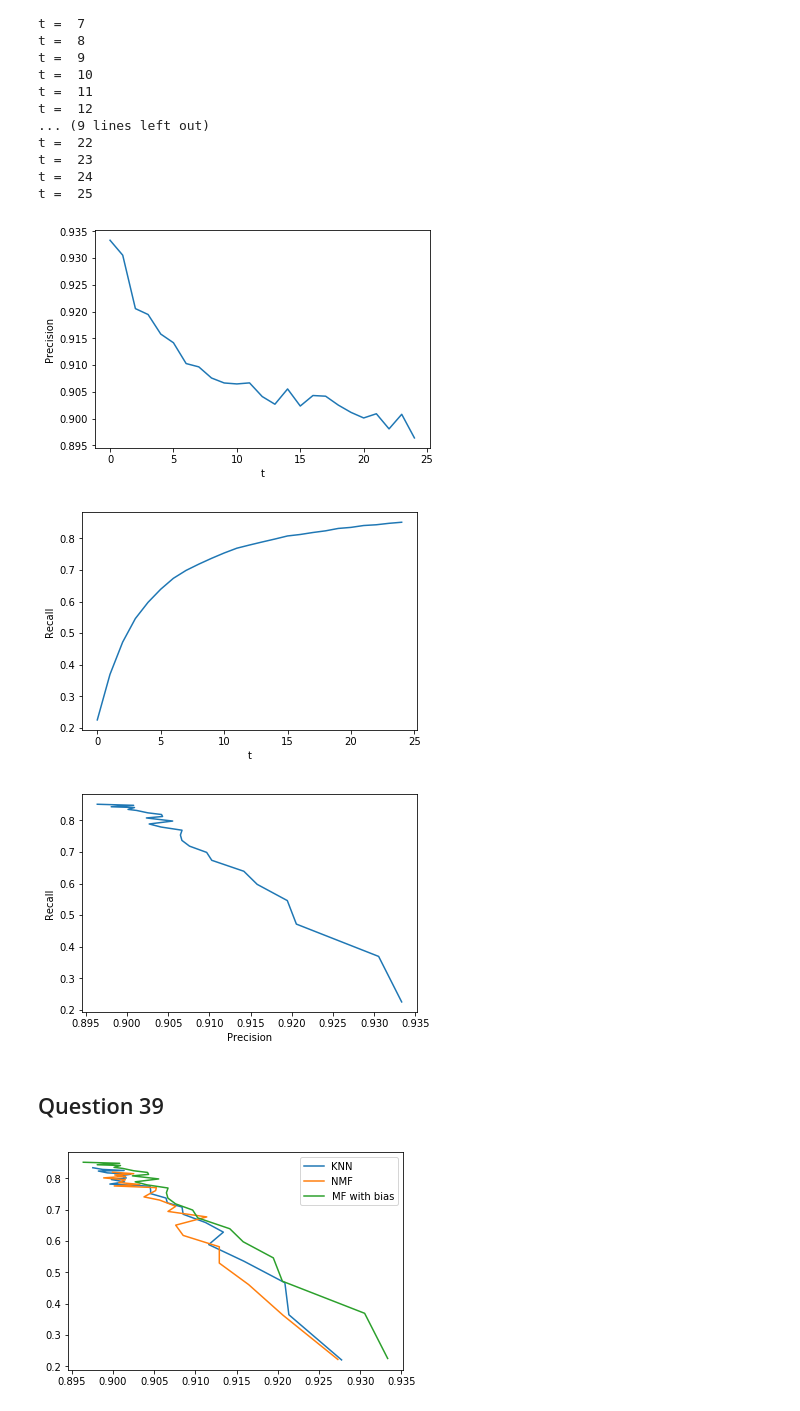
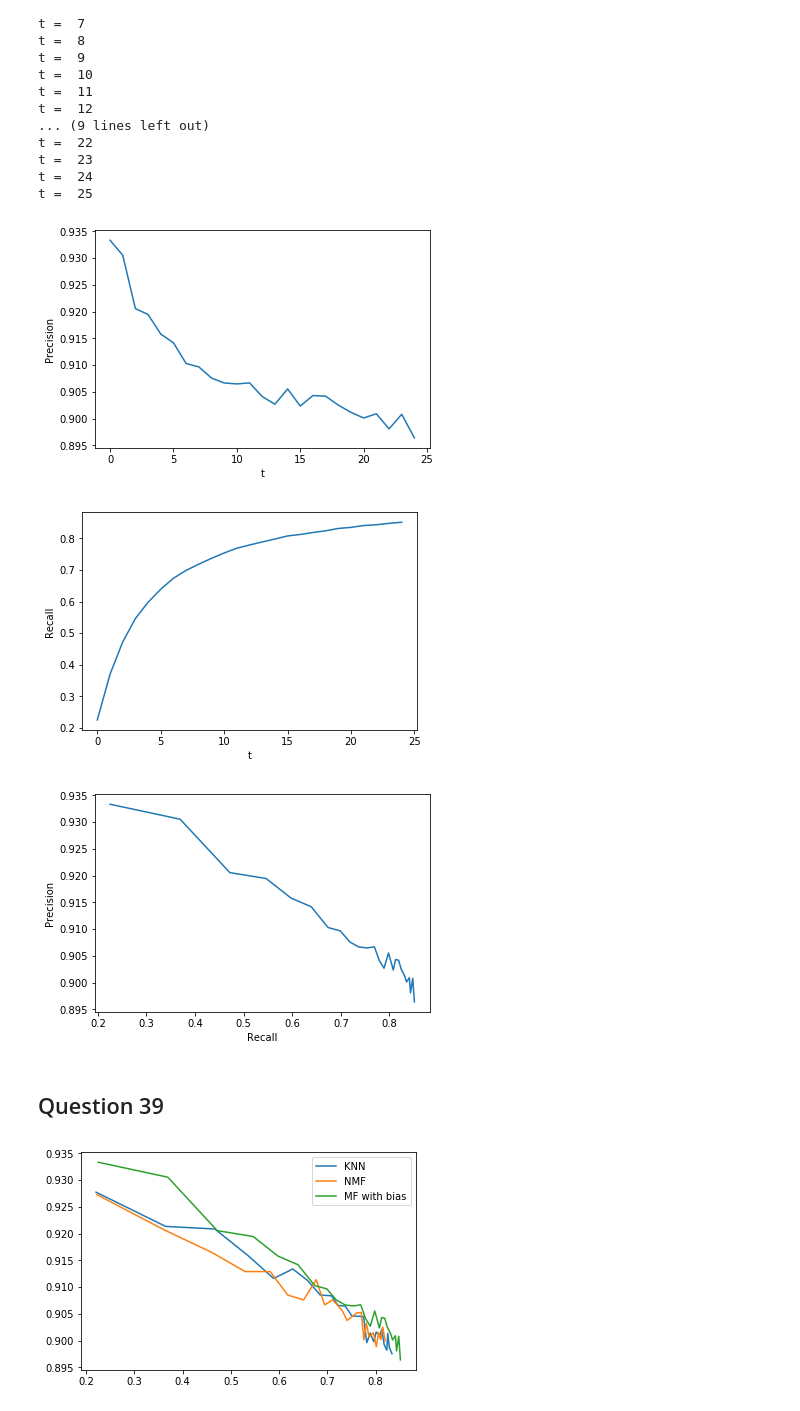
Before and after one commit to ruizhi92/ECE219-Large-Scale-Data-Mining, a Jupyter notebook: project3_recommender_system/Project_3_Q34-39 Ranking.ipynb, the cells around one changed output. Drawn from its saved outputs; the diff is of its cells as text; code cells hidden in the pictures.

Commit message:
Updated Q36-39 plots

```diff
--- a/project3_recommender_system/Project_3_Q34-39 Ranking.ipynb
+++ b/project3_recommender_system/Project_3_Q34-39 Ranking.ipynb
@@ -351,23 +351,23 @@ plt.xlabel('t')
 plt.ylabel('Recall')
 plt.show()
 
-plt.plot(prec_hist3, rec_hist3)
-# plt.title("Precision vs Recall")
-plt.xlabel('Precision')
-plt.ylabel('Recall')
+plt.plot(rec_hist3, prec_hist3)
+# plt.title("Recall vs Precision")
+plt.xlabel('Recall')
+plt.ylabel('Precision')
 plt.show()
 # %% [output]
 [figure]
 [figure]
-[figure, old version]
+[figure, new version]
 # %% [markdown]
 ## Question 39
 # %%
-plt.plot(prec_hist1, rec_hist1,label="KNN")
-plt.plot(prec_hist2, rec_hist2,label="NMF")
-plt.plot(prec_hist3, rec_hist3,label="MF with bias")
+plt.plot(rec_hist1, prec_hist1,label="KNN")
+plt.plot(rec_hist2, prec_hist2,label="NMF")
+plt.plot(rec_hist3, prec_hist3,label="MF with bias")
 
 plt.legend(loc=0)
 plt.show()
 # %% [output]
-[figure, old version]
+[figure, new version]
```
Also changed, not shown: parts of 2 cells of this notebook.
